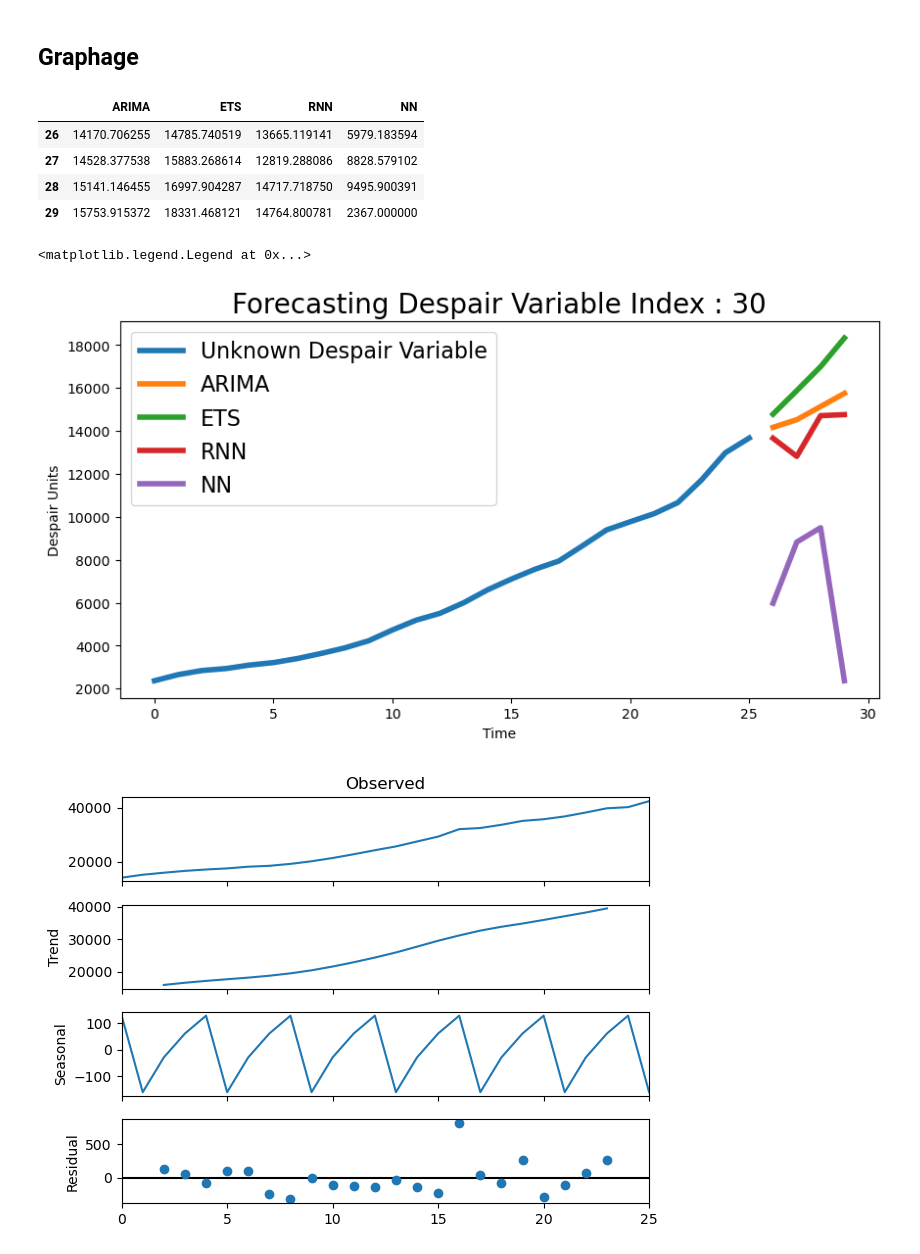
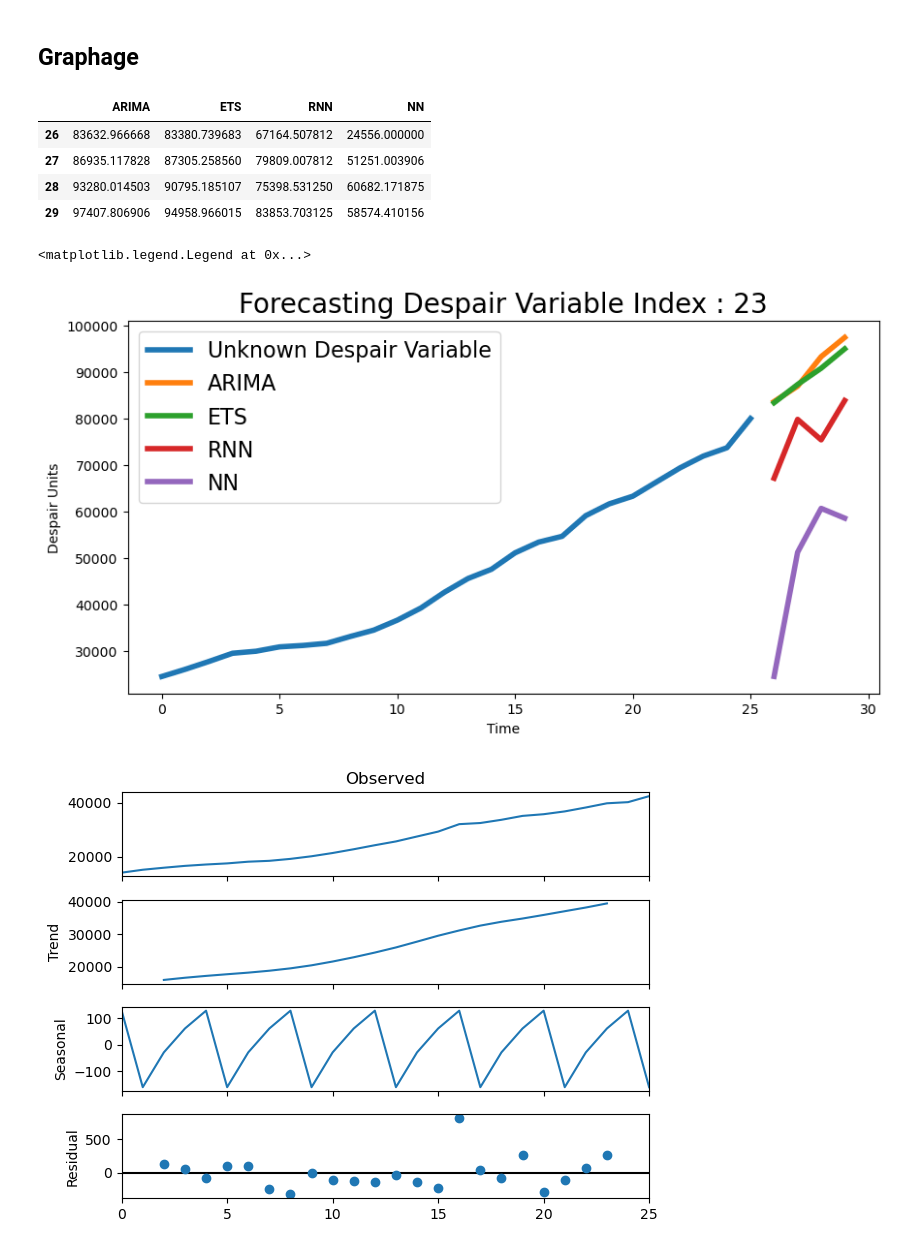
Before and after one commit to txpetrin/pred_analytics_final, a Jupyter notebook: code/final_notebook.ipynb, the cells around one changed output. Saved outputs shown, nothing was run; the diff lists cells and outputs as text; code cells hidden in the pictures.

```diff
--- a/code/final_notebook.ipynb
+++ b/code/final_notebook.ipynb
@@ -241,7 +240,7 @@ ets_predictions = pd.read_csv(ets_path)
 rnn_predictions = pd.read_csv(rnn_path)
 nn_predictions = pd.read_csv(nn_path)
 # %%
-predict_index = 14
+predict_index = 23
 
 arima_pred = arima_predictions.iloc[predict_index]
 ets_pred = ets_predictions.iloc[predict_index]
@@ -254,25 +253,25 @@ predictions_df.index = range(26,30)
 predictions_df
 # %% [output]
 |  | ARIMA | ETS | RNN | NN |
-| 26 | 14170.706255 | 14785.740519 | 13665.119141 | 5979.183594 |
-| 27 | 14528.377538 | 15883.268614 | 12819.288086 | 8828.579102 |
-| 28 | 15141.146455 | 16997.904287 | 14717.718750 | 9495.900391 |
-| 29 | 15753.915372 | 18331.468121 | 14764.800781 | 2367.000000 |
+| 26 | 83632.966668 | 83380.739683 | 67164.507812 | 24556.000000 |
+| 27 | 86935.117828 | 87305.258560 | 79809.007812 | 51251.003906 |
+| 28 | 93280.014503 | 90795.185107 | 75398.531250 | 60682.171875 |
+| 29 | 97407.806906 | 94958.966015 | 83853.703125 | 58574.410156 |
 # %%
 known_df = pd.DataFrame(train[predict_index])
 
 plt.figure(figsize=(10, 5))
 
 plt.plot(known_df, label=('Unknown Despair Variable'), linewidth = 4)
 for column in predictions_df.columns:
     plt.plot(predictions_df[column], label = column, linewidth = 4)
-plt.title('Forecasting Despair Variable Index : 30', fontsize = 20)
+plt.title('Forecasting Despair Variable Index : 23', fontsize = 20)
 plt.xlabel('Time')
 plt.ylabel('Despair Units')
 plt.legend(fontsize = 16)
 # %% [output]
 <matplotlib.legend.Legend at 0x...>
-[figure, old version]
+[figure, new version]
 # %%
 plot_acf(train[0], alpha=0.05)
 dcp = seasonal_decompose(train[0], period=4)
```
Also changed, not shown: parts of 5 cells of this notebook.
